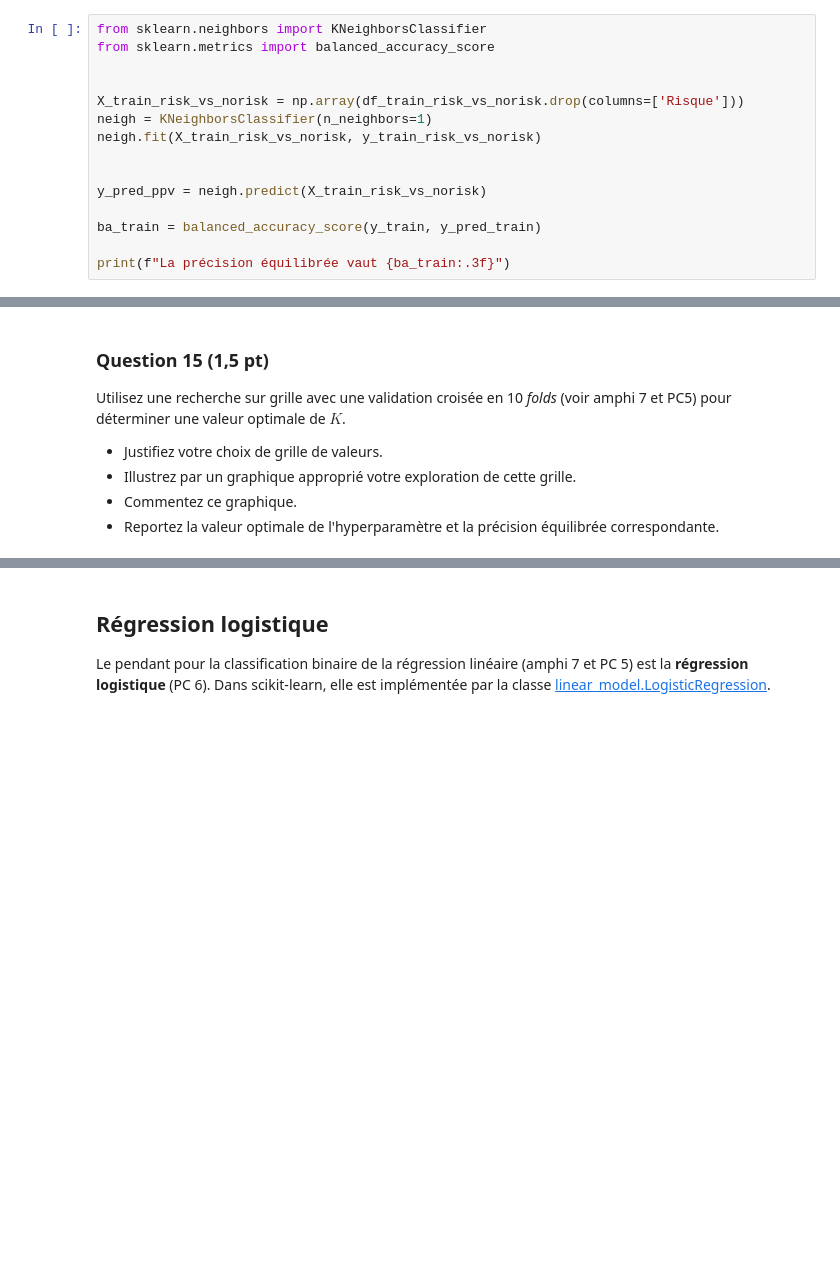
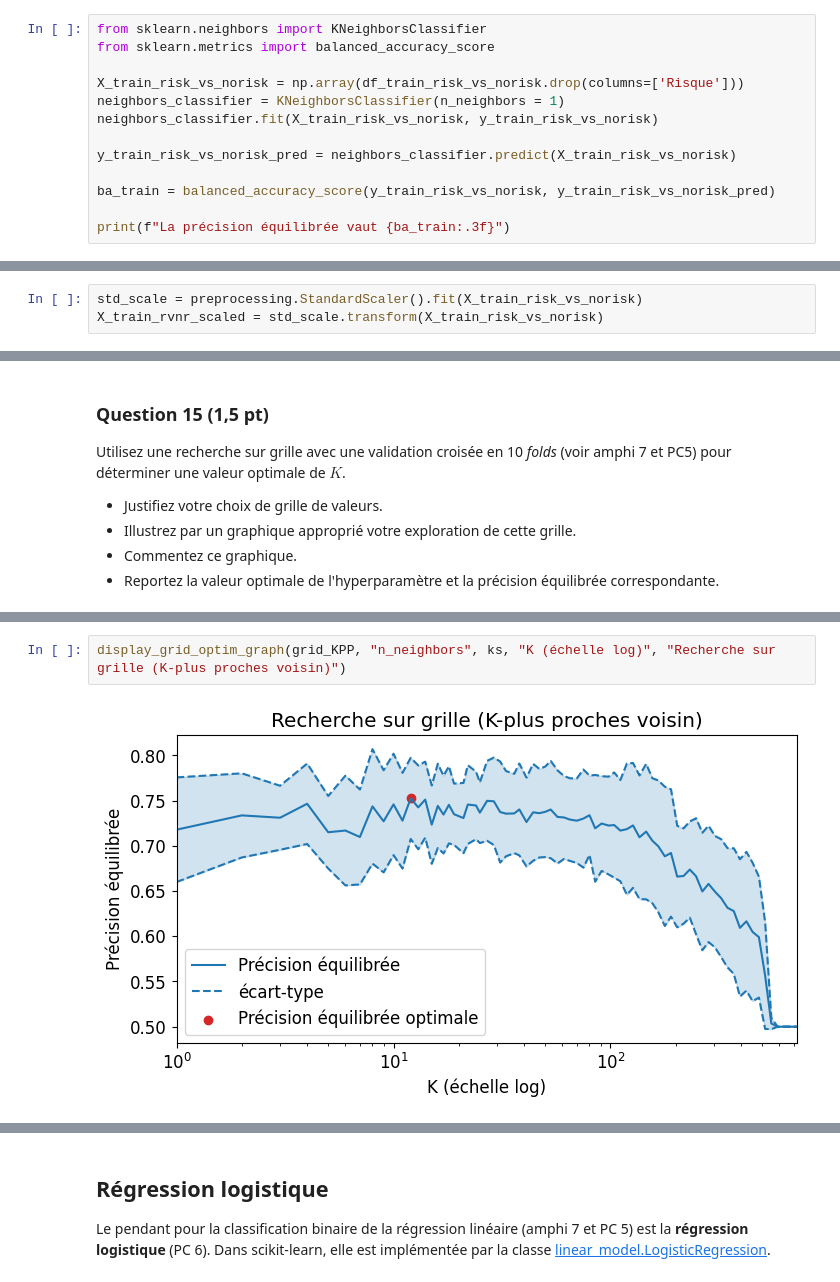
Before and after one commit to romain-lelaidier/sdd-projet, a Jupyter notebook: Projet.ipynb, the cells around one changed output, grey strips where cells are left out. Cells and saved outputs as stored; diff of their text form; blank space fills up the shorter version.

```diff
--- a/Projet.ipynb
+++ b/Projet.ipynb
@@ -336,15 +357,13 @@ Vérifiez votre réponse sur les données, en utilisant la classe [neighbors.KNe
 from sklearn.neighbors import KNeighborsClassifier
 from sklearn.metrics import balanced_accuracy_score
 
+X_train_risk_vs_norisk = np.array(df_train_risk_vs_norisk.drop(columns=['Risque']))
+neighbors_classifier = KNeighborsClassifier(n_neighbors = 1)
+neighbors_classifier.fit(X_train_risk_vs_norisk, y_train_risk_vs_norisk)
 
-X_train_risk_vs_norisk = np.array(df_train_risk_vs_norisk.drop(columns=['Risque']))
-neigh = KNeighborsClassifier(n_neighbors=1)
-neigh.fit(X_train_risk_vs_norisk, y_train_risk_vs_norisk)
+y_train_risk_vs_norisk_pred = neighbors_classifier.predict(X_train_risk_vs_norisk)
 
-
-y_pred_ppv = neigh.predict(X_train_risk_vs_norisk)
-
-ba_train = balanced_accuracy_score(y_train, y_pred_train)
+ba_train = balanced_accuracy_score(y_train_risk_vs_norisk, y_train_risk_vs_norisk_pred)
 
 print(f"La précision équilibrée vaut {ba_train:.3f}")
 # %% [output]
@@ -359,3 +380,6 @@ Lalgorithme du plus proche voisins étant basé sur les distances euclidiennes e
+# %%
+std_scale = preprocessing.StandardScaler().fit(X_train_risk_vs_norisk)
+X_train_rvnr_scaled = std_scale.transform(X_train_risk_vs_norisk)
 # %% [markdown]
 ## K plus proches voisins
 L'algorithme des $K$ plus proche voisins associe à une observation $\vec{x}$ l’étiquette qui est majoritaires parmi celle des $K$ points du jeu d’entraînement dont elle est la plus proche (par défaut, en distance euclidienne).
@@ -427 +484,5 @@ Le nombre optimal de plus proches voisins est 1.
+# %%
+display_grid_optim_graph(grid_KPP, "n_neighbors", ks, "K (échelle log)", "Recherche sur grille (K-plus proches voisin)")
+# %% [output]
+[figure, added]
 # %% [markdown]
```
Also changed, not shown: parts of 29 cells of this notebook, 7 other files.
